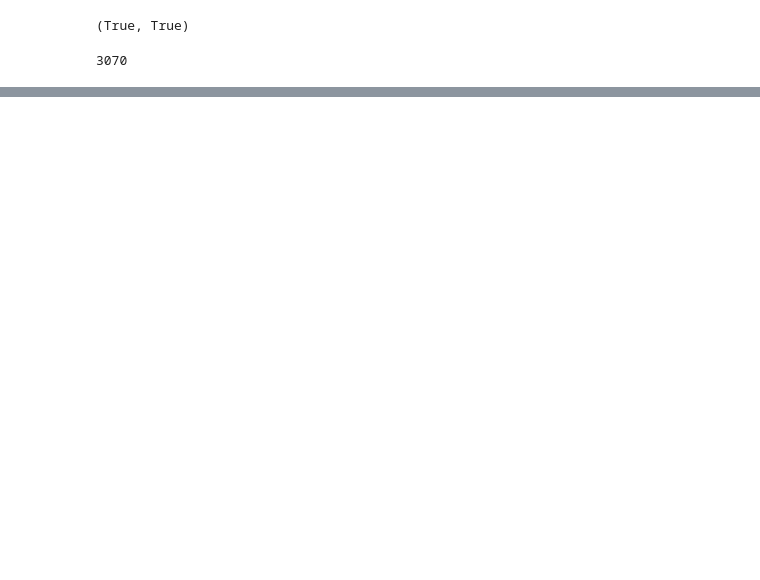
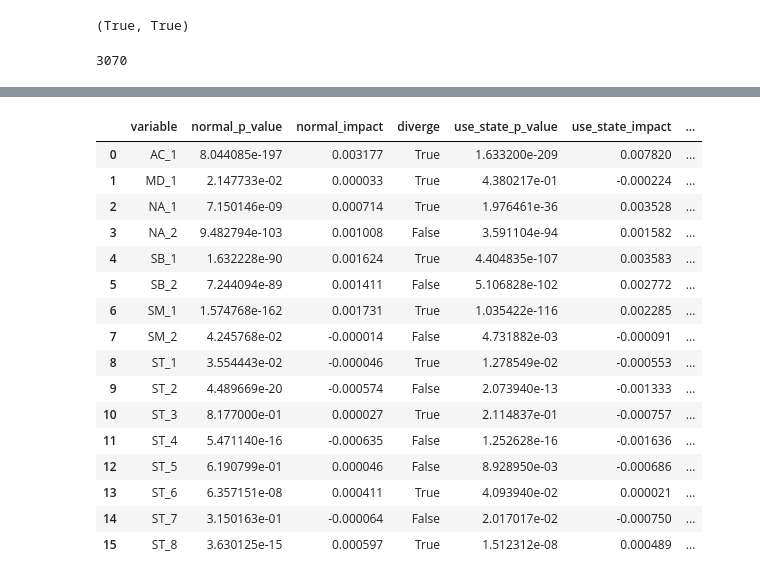
Before and after one commit to H-IAAC/WorldMachine, a Jupyter notebook: dev/toy1d_experiments/configutation_test_stats.ipynb, the cells around one changed output, grey strips where cells are left out. Drawn from its saved outputs; the diff is of its cells as text; code cells hidden in the pictures; blank space fills up the shorter version.

```diff
--- a/dev/toy1d_experiments/configutation_test_stats.ipynb
+++ b/dev/toy1d_experiments/configutation_test_stats.ipynb
@@ -244,0 +258,2 @@ plt.legend()
+# %%
+df_test["diverge"] = list(map(lambda var: diverge_prob[var] > uncond_diverge_prob, df_test["variable"]))
@@ -244,0 +264,34 @@ plt.legend()
+# %%
+df_tasks = []
+for task, task_f in zip(metric_names, metric_names_formatted):
+
+    df_task = df_test[df_test["task"] == task_f]
+    df_task = df_task.drop("task", axis=1)
+    df_task = df_task.rename(columns={"impact":f"{task}_impact", "p_value":f"{task}_p_value"})
+
+    df_tasks.append(df_task)
+# %%
+df_merged = df_tasks[0]
+
+for i in range(1, len(df_tasks)):
+    df_merged = pd.merge(df_merged, df_tasks[i], on=["variable", "diverge"], how="outer")
+
+df_merged
+# %% [output]
+|  | variable | normal_p_value | normal_impact | diverge | use_state_p_value | use_state_impact | ... |
+| 0 | AC_1 | 8.044085e-197 | 0.003177 | True | 1.633200e-209 | 0.007820 | ... |
+| 1 | MD_1 | 2.147733e-02 | 0.000033 | True | 4.380217e-01 | -0.000224 | ... |
+| 2 | NA_1 | 7.150146e-09 | 0.000714 | True | 1.976461e-36 | 0.003528 | ... |
+| 3 | NA_2 | 9.482794e-103 | 0.001008 | False | 3.591104e-94 | 0.001582 | ... |
+| 4 | SB_1 | 1.632228e-90 | 0.001624 | True | 4.404835e-107 | 0.003583 | ... |
+| 5 | SB_2 | 7.244094e-89 | 0.001411 | False | 5.106828e-102 | 0.002772 | ... |
+| 6 | SM_1 | 1.574768e-162 | 0.001731 | True | 1.035422e-116 | 0.002285 | ... |
+| 7 | SM_2 | 4.245768e-02 | -0.000014 | False | 4.731882e-03 | -0.000091 | ... |
+| 8 | ST_1 | 3.554443e-02 | -0.000046 | True | 1.278549e-02 | -0.000553 | ... |
+| 9 | ST_2 | 4.489669e-20 | -0.000574 | False | 2.073940e-13 | -0.001333 | ... |
+| 10 | ST_3 | 8.177000e-01 | 0.000027 | True | 2.114837e-01 | -0.000757 | ... |
+| 11 | ST_4 | 5.471140e-16 | -0.000635 | False | 1.252628e-16 | -0.001636 | ... |
+| 12 | ST_5 | 6.190799e-01 | 0.000046 | False | 8.928950e-03 | -0.000686 | ... |
+| 13 | ST_6 | 6.357151e-08 | 0.000411 | True | 4.093940e-02 | 0.000021 | ... |
+| 14 | ST_7 | 3.150163e-01 | -0.000064 | False | 2.017017e-02 | -0.000750 | ... |
+| 15 | ST_8 | 3.630125e-15 | 0.000597 | True | 1.512312e-08 | 0.000489 | ... |
```
Also changed, not shown: parts of 24 cells of this notebook.
